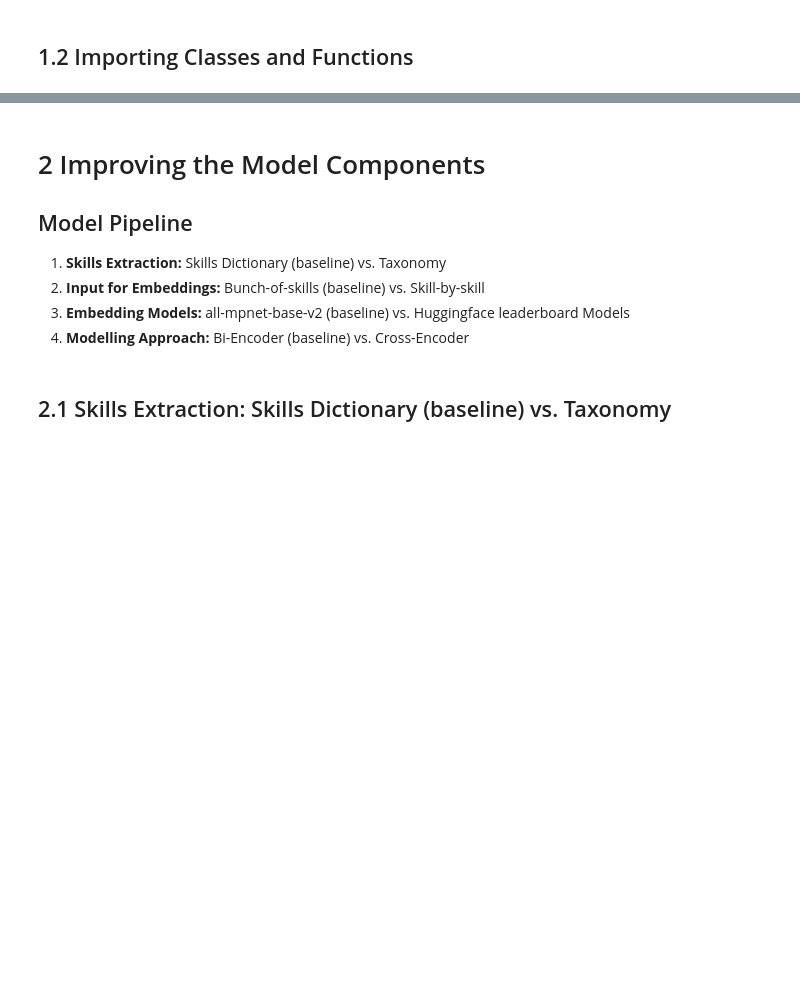
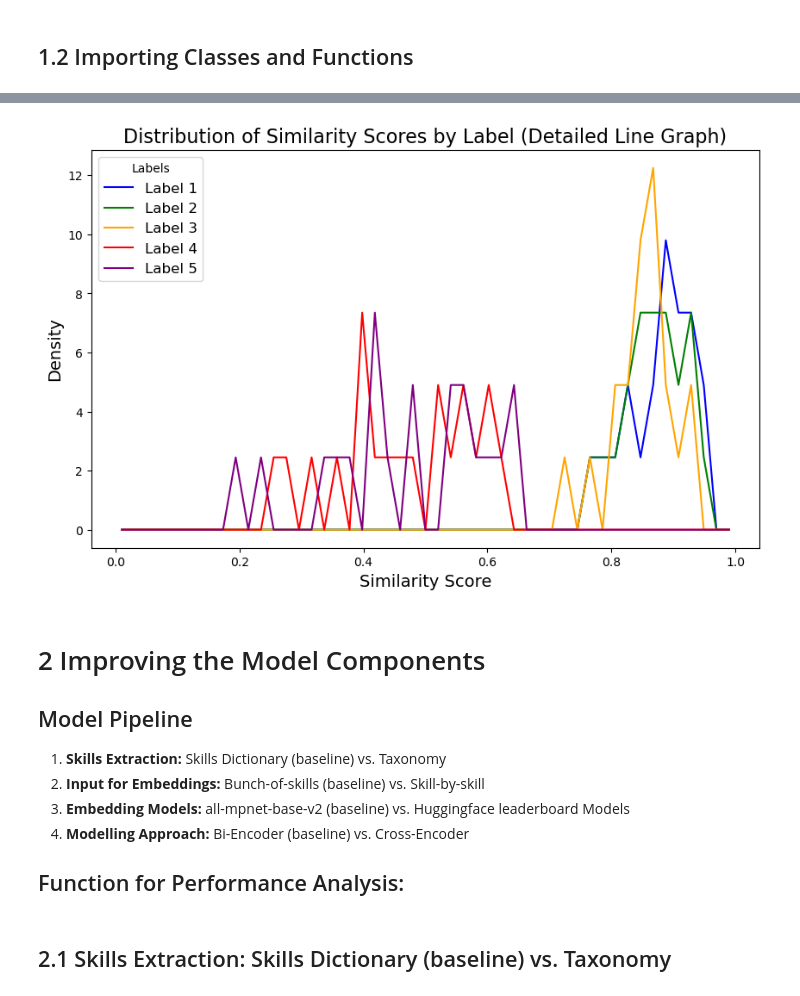
Before and after one commit to Tim60161/workproject_matching_algo, a Jupyter notebook: model_testing.ipynb, the cells around one changed output, grey strips where cells are left out. Cells and saved outputs as stored; diff of their text form; code cells hidden in the pictures; blank space fills up the shorter version.

```diff
--- a/model_testing.ipynb
+++ b/model_testing.ipynb
@@ -510,0 +785,19 @@ plt.show()
+# %%
+# Initialize dictionaries to store mean and median similarity scores for each label
+mean_scores = {}
+median_scores = {}
+
+# Loop through each label (1 to 5) to calculate mean and median similarity scores
+for label in range(1, 6):
+    mean_scores[label] = round(df_result_5_20_bos_allmpnet[df_result_5_20_bos_allmpnet['label'] == label]['Similarity_score'].mean(), 4)
+    median_scores[label] = round(df_result_5_20_bos_allmpnet[df_result_5_20_bos_allmpnet['label'] == label]['Similarity_score'].median(), 4)
+
+# Output the results for each label
+for label in range(1, 6):
+    print(f"Label {label} - Mean Similarity Score: {mean_scores[label]}, Median Similarity Score: {median_scores[label]}")
+
+# Calculate differences between labels (optional, for consecutive labels)
+for label in range(1, 5):  # Differences between 1-2, 2-3, etc.
+    mean_difference = round(mean_scores[label] - mean_scores[label + 1], 4)
+    median_difference = round(median_scores[label] - median_scores[label + 1], 4)
+    print(f"Difference between Label {label} and Label {label + 1} - Mean: {mean_difference}, Median: {median_difference}")
@@ -511,3 +814,33 @@ plt.show()
+# %%
+import matplotlib.pyplot as plt
+import numpy as np
+
+# Create a color map for labels
+colors = ['blue', 'green', 'orange', 'red', 'purple']
+
+# Define bins for the histogram
+bins = np.linspace(0, 1, 50)  # Define bins from 0 to 1 for the similarity scores
+bin_centers = (bins[:-1] + bins[1:]) / 2  # Calculate bin centers for the line plot
+
+# Initialize the plot
+plt.figure(figsize=(10, 6))
+
+# Plot the distribution for each label (1 to 5)
+for label, color in zip(range(1, 6), colors):
+    scores = df_result_5_20_bos_allmpnet[df_result_5_20_bos_allmpnet['label'] == label]['Similarity_score']
+    hist, _ = np.histogram(scores, bins=bins, density=True)
+    plt.plot(bin_centers, hist, label=f'Label {label}', color=color)
+
+# Add titles and labels
+plt.title('Distribution of Similarity Scores by Label (Detailed Line Graph)', fontsize=16)
+plt.xlabel('Similarity Score', fontsize=14)
+plt.ylabel('Density', fontsize=14)
+plt.legend(fontsize=12, title="Labels")
+
+# Display the plot
+plt.show()
+# %% [output]
+[figure, added]
 # %% [markdown]
 # 2 Improving the Model Components
 
@@ -516,6 +849,8 @@ plt.show()
 2. **Input for Embeddings:** Bunch-of-skills (baseline) vs. Skill-by-skill
 3. **Embedding Models:** all-mpnet-base-v2 (baseline) vs. Huggingface leaderboard Models
 4. **Modelling Approach:** Bi-Encoder (baseline) vs. Cross-Encoder
+
+## Function for Performance Analysis:
 # %%
 # Performance Analysis Function for 1 df
 import matplotlib.pyplot as plt
```
Also changed, not shown: parts of 98 cells of this notebook, 3 other files.
